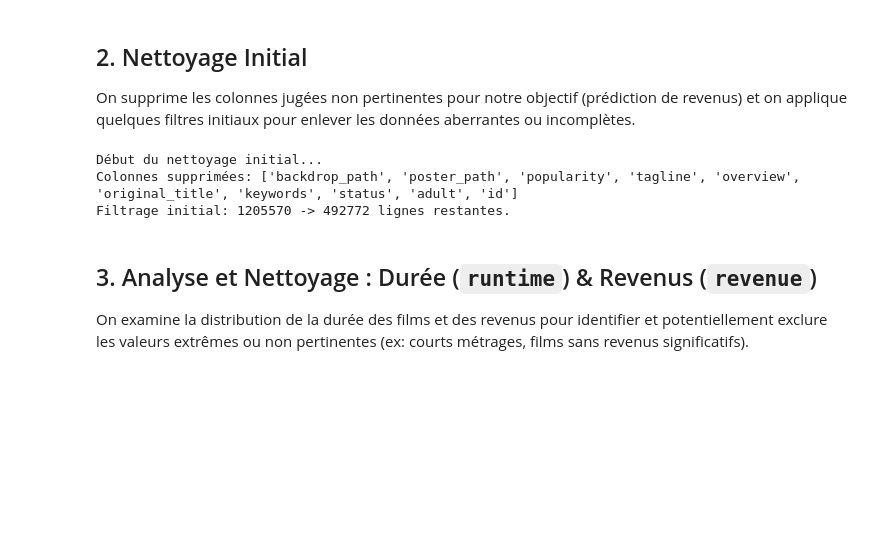
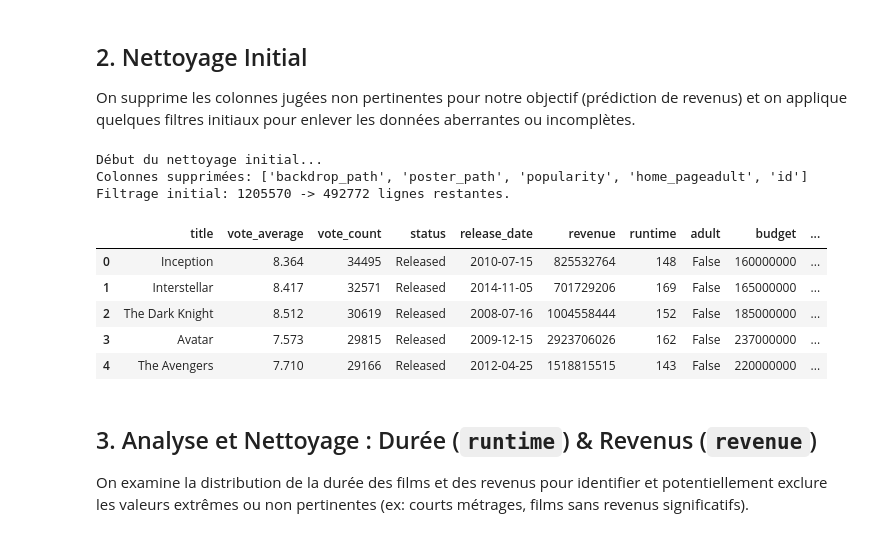
Before and after one commit to Beg1nner4ever/y_BoxOffice, a Jupyter notebook: EDA_Films.ipynb, the cells around one changed output. Saved outputs shown, nothing was run; the diff lists cells and outputs as text; code cells hidden in the pictures; blank space fills up the shorter version.

Commit message:
updated EDA notebook: adjusted execution counts, refined column drop logic, and improved correlation matrix plotting for better clarity and consistency

```diff
--- a/EDA_Films.ipynb
+++ b/EDA_Films.ipynb
@@ -55,7 +55,7 @@ if not df_brut.empty:
     df = df_brut.copy()
 
     # Colonnes à supprimer
-    cols_to_drop = ['backdrop_path', 'poster_path', 'popularity', 'tagline', 'overview', 'original_title', 'keywords', 'status', 'adult', 'id']
+    cols_to_drop = ['backdrop_path', 'poster_path', 'popularity', 'home_page'  'adult', 'id']
     # Note: J'ai ajouté plus de colonnes textuelles/id ici car elles ne sont pas utilisées dans l'EDA numérique
     # et nécessiteraient du NLP pour être exploitées dans un modèle.
     # 'popularity' est aussi retirée comme dans l'EDA.md.
@@ -80,8 +80,17 @@ if not df_brut.empty:
     print(f"Filtrage initial: {initial_rows} -> {df.shape[0]} lignes restantes.")
 # %% [output]
 Début du nettoyage initial...
-Colonnes supprimées: ['backdrop_path', 'poster_path', 'popularity', 'tagline', 'overview', 'original_title', 'keywords', 'status', 'adult', 'id']
+Colonnes supprimées: ['backdrop_path', 'poster_path', 'popularity', 'home_pageadult', 'id']
 Filtrage initial: 1205570 -> 492772 lignes restantes.
+# %%
+df.head()
+# %% [output]
+|  | title | vote_average | vote_count | status | release_date | revenue | runtime | adult | budget | ... |
+| 0 | Inception | 8.364 | 34495 | Released | 2010-07-15 | 825532764 | 148 | False | 160000000 | ... |
+| 1 | Interstellar | 8.417 | 32571 | Released | 2014-11-05 | 701729206 | 169 | False | 165000000 | ... |
+| 2 | The Dark Knight | 8.512 | 30619 | Released | 2008-07-16 | 1004558444 | 152 | False | 185000000 | ... |
+| 3 | Avatar | 7.573 | 29815 | Released | 2009-12-15 | 2923706026 | 162 | False | 237000000 | ... |
+| 4 | The Avengers | 7.710 | 29166 | Released | 2012-04-25 | 1518815515 | 143 | False | 220000000 | ... |
 # %% [markdown]
 ## 3. Analyse et Nettoyage : Durée (`runtime`) & Revenus (`revenue`)
 
```
Also changed, not shown: parts of 9 cells of this notebook, 1 other file.
